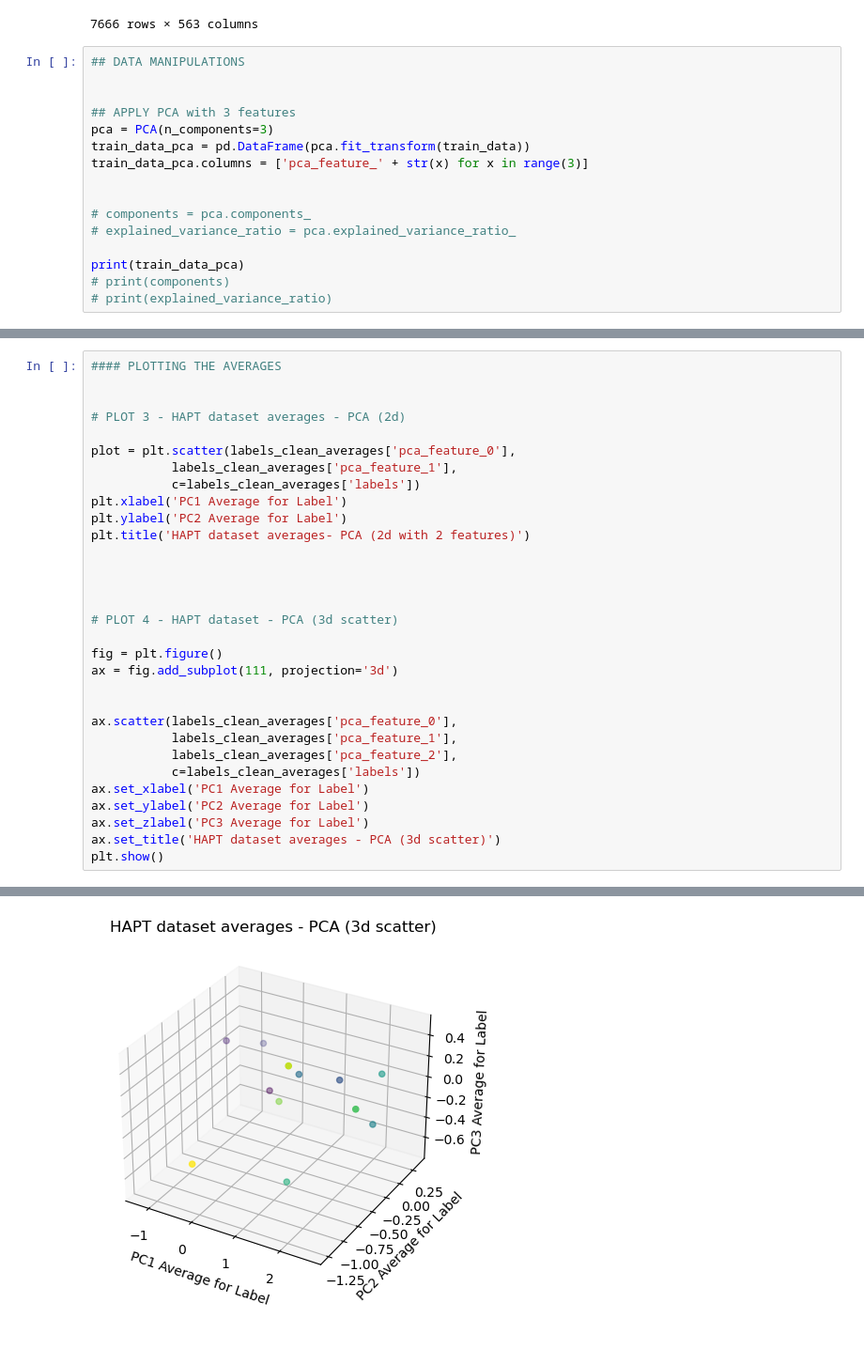
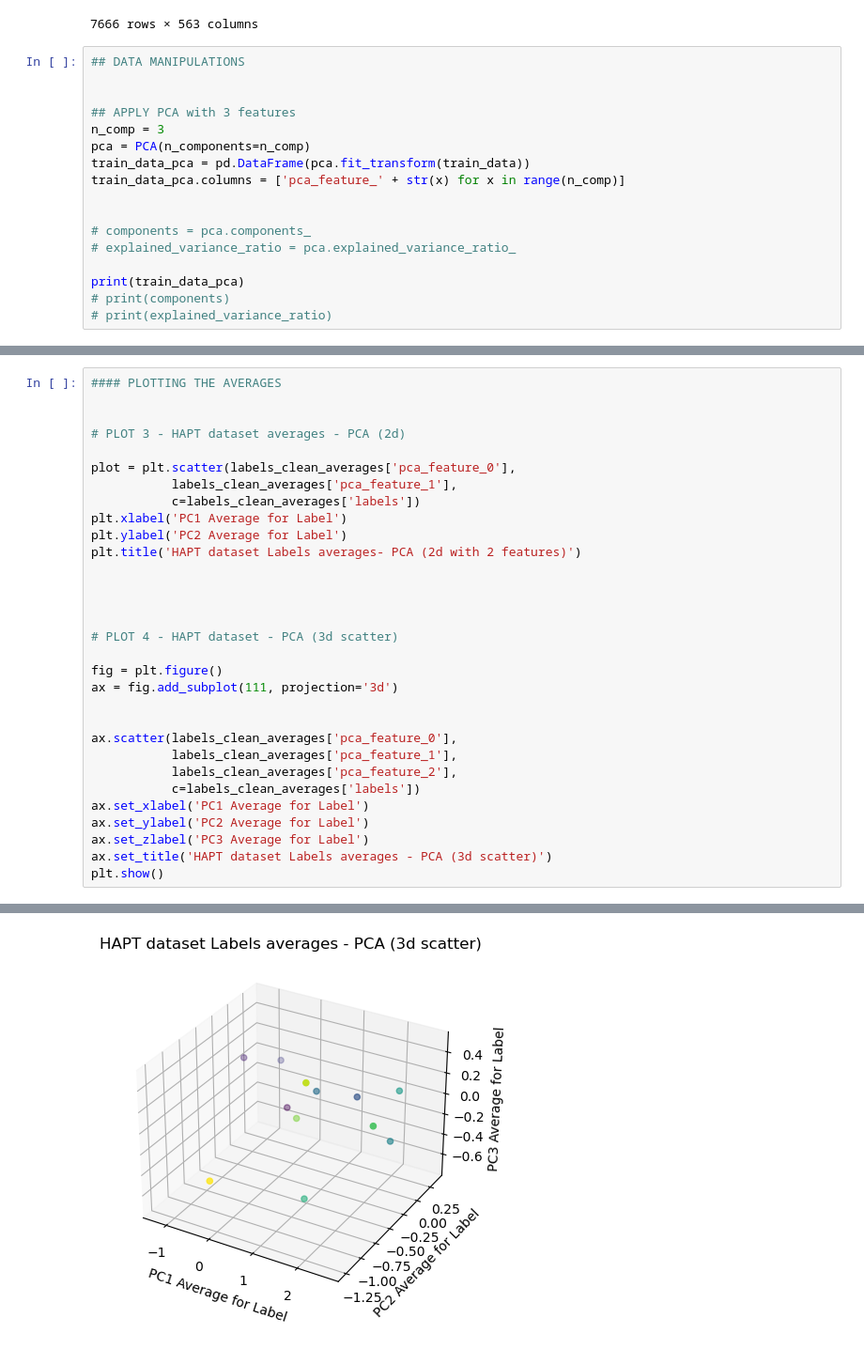
Before and after one commit to jayceeuzo/HAPT_auto_viz, a Jupyter notebook: hapt.ipynb, the cells around one changed output, grey strips where cells are left out. Shown at 94% size. Drawn from its saved outputs; the diff is of its cells as text.

```diff
--- a/hapt.ipynb
+++ b/hapt.ipynb
@@ -66,9 +66,10 @@ entire_data.head(-100)
 
 
 ## APPLY PCA with 3 features
-pca = PCA(n_components=3)
+n_comp = 3
+pca = PCA(n_components=n_comp)
 train_data_pca = pd.DataFrame(pca.fit_transform(train_data))
-train_data_pca.columns = ['pca_feature_' + str(x) for x in range(3)]
+train_data_pca.columns = ['pca_feature_' + str(x) for x in range(n_comp)]
 
 
 # components = pca.components_
@@ -196,7 +197,7 @@ plot = plt.scatter(labels_clean_averages['pca_feature_0'],
            c=labels_clean_averages['labels'])
 plt.xlabel('PC1 Average for Label')
 plt.ylabel('PC2 Average for Label')
-plt.title('HAPT dataset averages- PCA (2d with 2 features)')
+plt.title('HAPT dataset Labels averages- PCA (2d with 2 features)')
 
 
 
@@ -214,6 +215,6 @@ ax.scatter(labels_clean_averages['pca_feature_0'],
 ax.set_xlabel('PC1 Average for Label')
 ax.set_ylabel('PC2 Average for Label')
 ax.set_zlabel('PC3 Average for Label')
-ax.set_title('HAPT dataset averages - PCA (3d scatter)')
+ax.set_title('HAPT dataset Labels averages - PCA (3d scatter)')
 plt.show()
 # %% [output]
@@ -221,4 +222,4 @@ plt.show()
-[figure, old version]
+[figure, new version]
 # %%
 ### AGGREGATE DATA BY LABELS AVERAGES ON A PARTICULAR TEST SUBJECT
 
```
Also changed, not shown: parts of 11 cells of this notebook.
